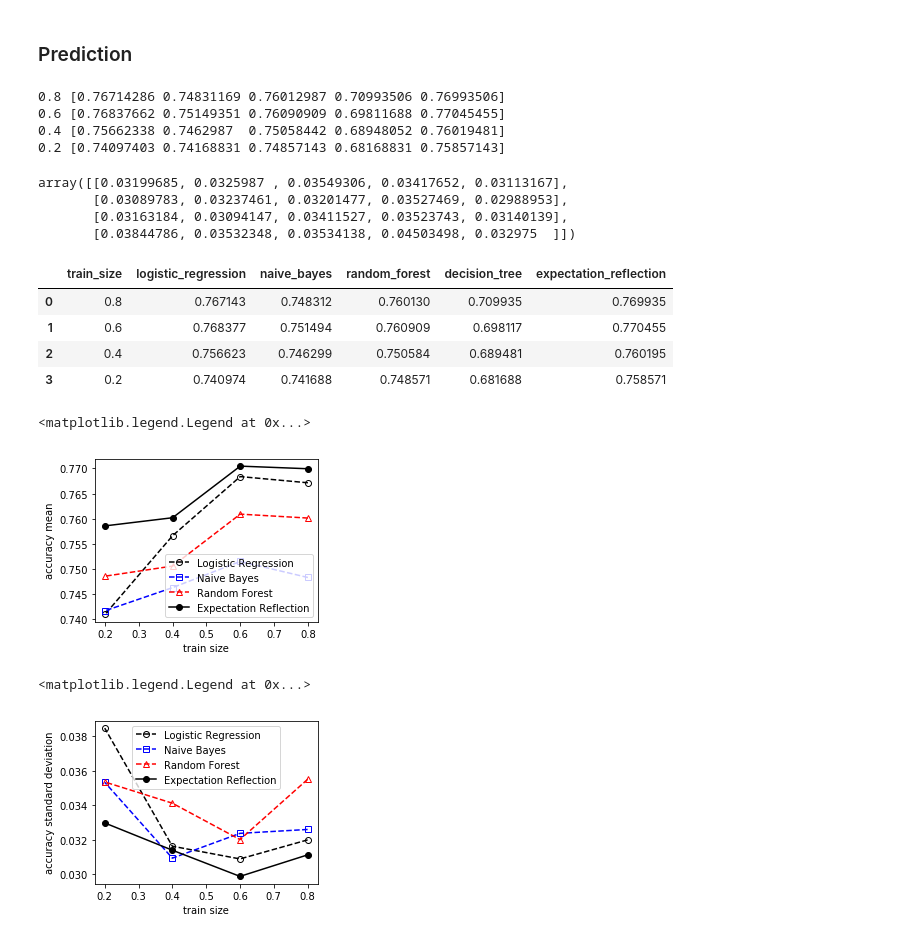
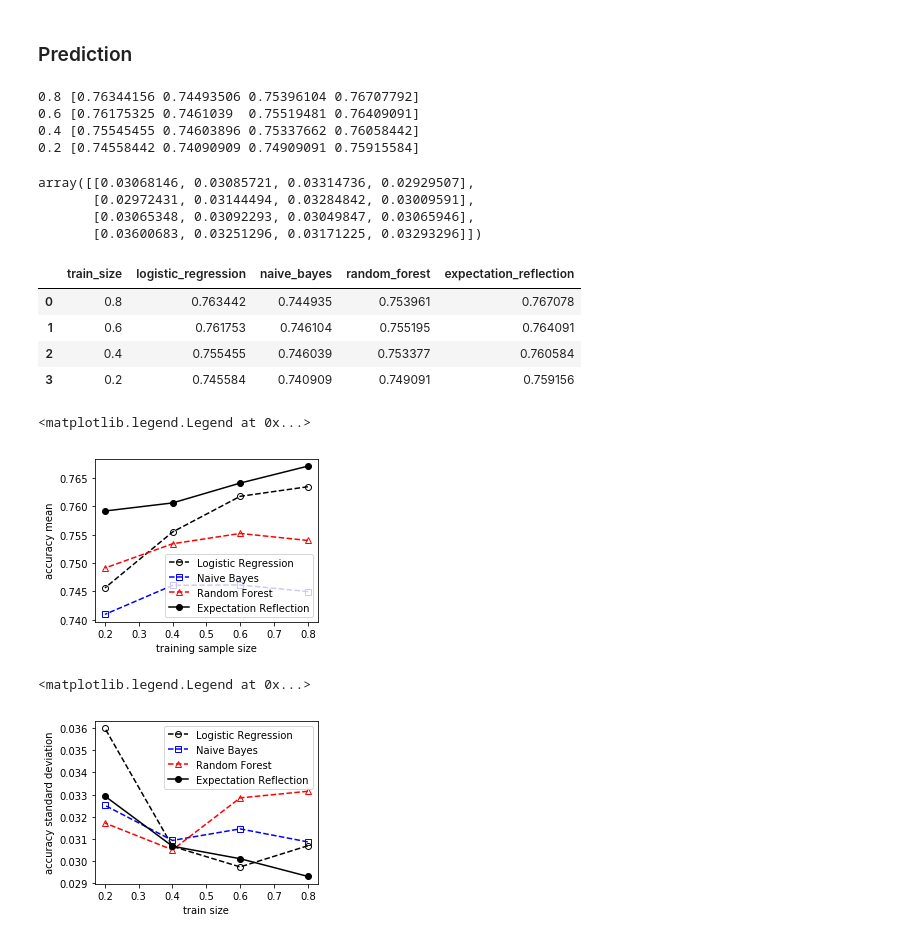
Before and after one commit to danhtaihoang/expectation-reflection, a Jupyter notebook: diabetes.ipynb, the cells around one changed output. Cells and saved outputs as stored; diff of their text form; code cells hidden in the pictures.

```diff
--- a/diabetes.ipynb
+++ b/diabetes.ipynb
@@ -104,55 +93,55 @@ def compare_inference(X,y,train_size):
     return accuracy.mean(axis=1),accuracy.std(axis=1)
 # %%
 list_train_size = [0.8,0.6,0.4,0.2]
-list_methods=['logistic_regression','naive_bayes','random_forest','decision_tree','expectation_reflection']
+list_methods=['logistic_regression','naive_bayes','random_forest','expectation_reflection']
 acc = np.zeros((len(list_train_size),len(list_methods)))
 acc_std = np.zeros((len(list_train_size),len(list_methods)))
 for i,train_size in enumerate(list_train_size):
     acc[i,:],acc_std[i,:] = compare_inference(X,y,train_size)
     print(train_size,acc[i,:])
 # %% [output]
-0.8 [0.76714286 0.74831169 0.76012987 0.70993506 0.76993506]
-0.6 [0.76837662 0.75149351 0.76090909 0.69811688 0.77045455]
-0.4 [0.75662338 0.7462987  0.75058442 0.68948052 0.76019481]
-0.2 [0.74097403 0.74168831 0.74857143 0.68168831 0.75857143]
+0.8 [0.76344156 0.74493506 0.75396104 0.76707792]
+0.6 [0.76175325 0.7461039  0.75519481 0.76409091]
+0.4 [0.75545455 0.74603896 0.75337662 0.76058442]
+0.2 [0.74558442 0.74090909 0.74909091 0.75915584]
 # %%
 acc_std
 # %% [output]
-array([[0.03199685, 0.0325987 , 0.03549306, 0.03417652, 0.03113167],
-       [0.03089783, 0.03237461, 0.03201477, 0.03527469, 0.02988953],
-       [0.03163184, 0.03094147, 0.03411527, 0.03523743, 0.03140139],
-       [0.03844786, 0.03532348, 0.03534138, 0.04503498, 0.032975  ]])
+array([[0.03068146, 0.03085721, 0.03314736, 0.02929507],
+       [0.02972431, 0.03144494, 0.03284842, 0.03009591],
+       [0.03065348, 0.03092293, 0.03049847, 0.03065946],
+       [0.03600683, 0.03251296, 0.03171225, 0.03293296]])
 # %%
 df = pd.DataFrame(acc,columns = list_methods)
 df.insert(0, "train_size",list_train_size, True)
 df
 # %% [output]
-|  | train_size | logistic_regression | naive_bayes | random_forest | decision_tree | expectation_reflection |
-| 0 | 0.8 | 0.767143 | 0.748312 | 0.760130 | 0.709935 | 0.769935 |
-| 1 | 0.6 | 0.768377 | 0.751494 | 0.760909 | 0.698117 | 0.770455 |
-| 2 | 0.4 | 0.756623 | 0.746299 | 0.750584 | 0.689481 | 0.760195 |
-| 3 | 0.2 | 0.740974 | 0.741688 | 0.748571 | 0.681688 | 0.758571 |
+|  | train_size | logistic_regression | naive_bayes | random_forest | expectation_reflection |
+| 0 | 0.8 | 0.763442 | 0.744935 | 0.753961 | 0.767078 |
+| 1 | 0.6 | 0.761753 | 0.746104 | 0.755195 | 0.764091 |
+| 2 | 0.4 | 0.755455 | 0.746039 | 0.753377 | 0.760584 |
+| 3 | 0.2 | 0.745584 | 0.740909 | 0.749091 | 0.759156 |
 # %%
 plt.figure(figsize=(4,3))
 plt.plot(list_train_size,acc[:,0],'k--',marker='o',mfc='none',label='Logistic Regression')
 plt.plot(list_train_size,acc[:,1],'b--',marker='s',mfc='none',label='Naive Bayes')
 plt.plot(list_train_size,acc[:,2],'r--',marker='^',mfc='none',label='Random Forest')
-plt.plot(list_train_size,acc[:,4],'k-',marker='o',label='Expectation Reflection')
-plt.xlabel('train size')
+plt.plot(list_train_size,acc[:,-1],'k-',marker='o',label='Expectation Reflection')
+plt.xlabel('training sample size')
 plt.ylabel('accuracy mean')
 plt.legend()
 # %% [output]
 <matplotlib.legend.Legend at 0x...>
-[figure, old version]
+[figure, new version]
 # %%
 plt.figure(figsize=(4,3))
 plt.plot(list_train_size,acc_std[:,0],'k--',marker='o',mfc='none',label='Logistic Regression')
 plt.plot(list_train_size,acc_std[:,1],'b--',marker='s',mfc='none',label='Naive Bayes')
 plt.plot(list_train_size,acc_std[:,2],'r--',marker='^',mfc='none',label='Random Forest')
-plt.plot(list_train_size,acc_std[:,4],'k-',marker='o',label='Expectation Reflection')
+plt.plot(list_train_size,acc_std[:,-1],'k-',marker='o',label='Expectation Reflection')
 plt.xlabel('train size')
 plt.ylabel('accuracy standard deviation')
 plt.legend()
 # %% [output]
 <matplotlib.legend.Legend at 0x...>
-[figure, old version]
+[figure, new version]
```
Also changed, not shown: parts of 3 cells of this notebook, 5 other files.
